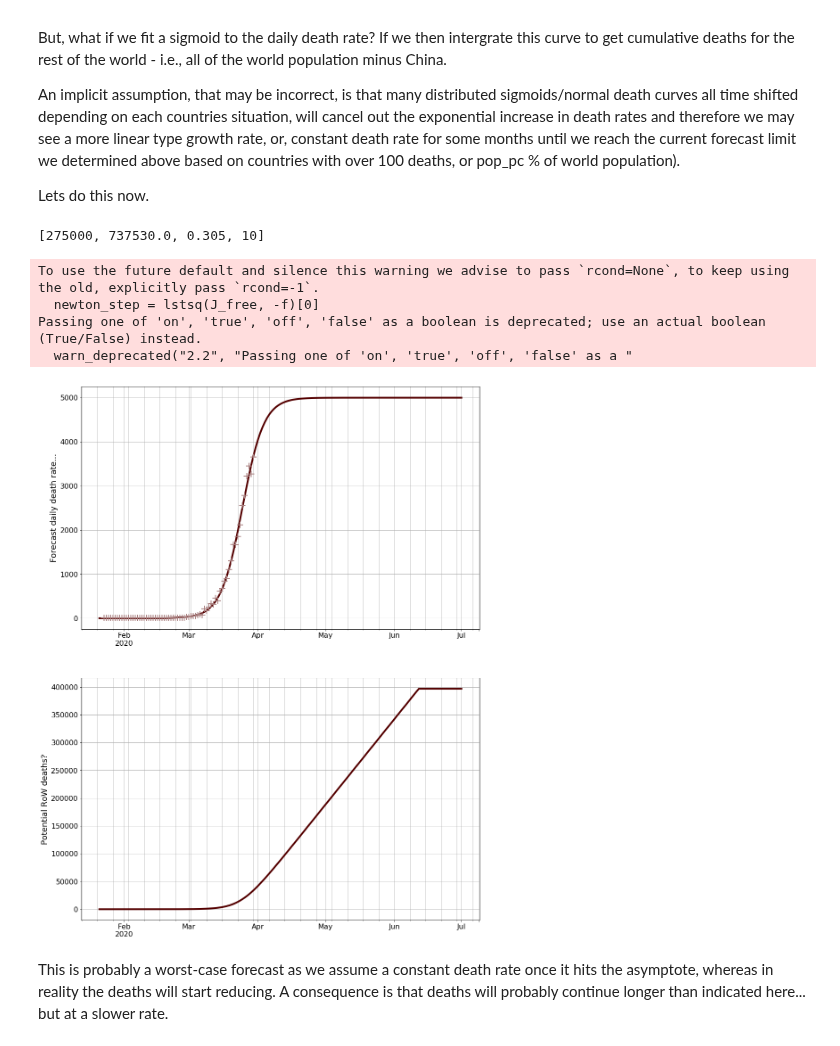
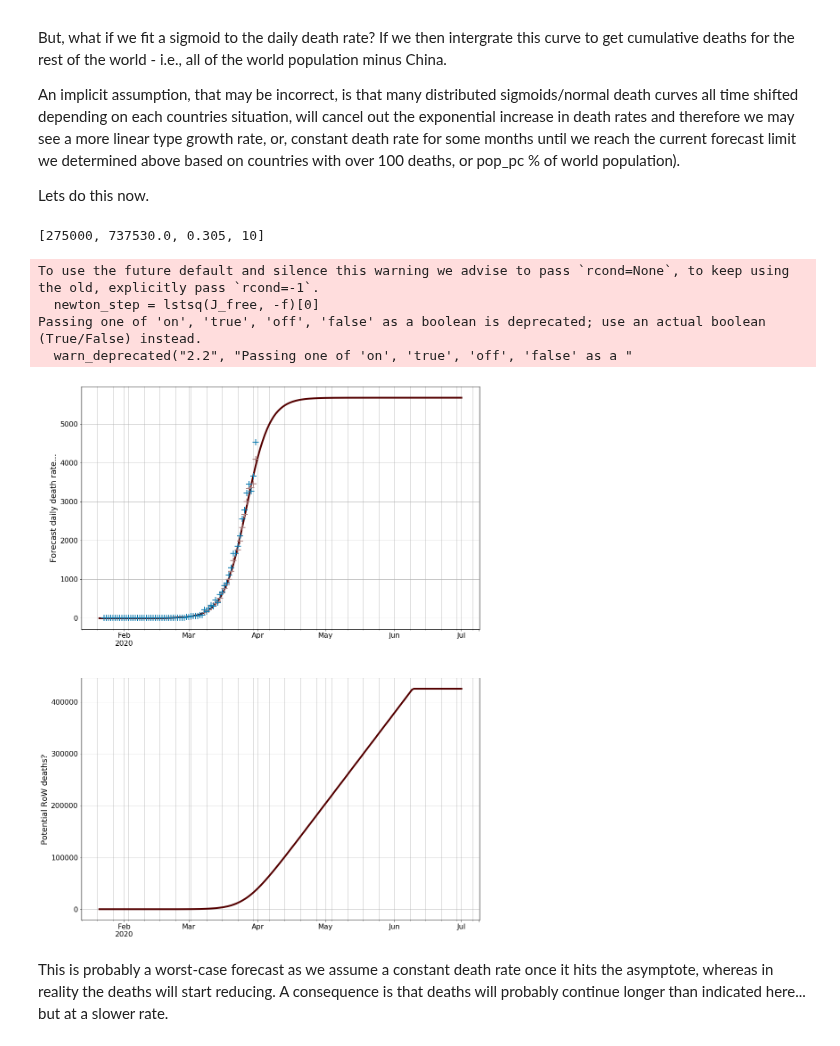
Before and after one commit to djhume/COVID-19, a Jupyter notebook: COVID-19.ipynb, the cells around one changed output. Drawn from its saved outputs; the diff is of its cells as text; code cells hidden in the pictures.

```diff
--- a/COVID-19.ipynb
+++ b/COVID-19.ipynb
@@ -528,4 +529,5 @@ deaths, per million people.
 This is quite low... scaling up for the entire world population we get an estimate of total world deaths of...
 # %%
-int(M_RoW * pop.sum()/1e6)
+all_of_world = int(M_RoW * pop.sum()/1e6)
+all_of_world
 # %% [output]
@@ -668,34 +675,37 @@ An implicit assumption, that may be incorrect, is that many distributed sigmoids
 
 Lets do this now.
 # %%
+end_date = datetime(2020,7,1)
+# sometimes the lastest data point causes the fit to fail - or in other words predicts the WHO doomsday
+# scenario.  When this happens we smooth the daily death rate with the rolling(x).mean() function below.
 
-end_date = datetime(2020,7,1)
-fs_row_daily_rate = fit_sigmoid(RoW_D2.sum(axis=1).diff().rolling(1).mean().dropna(), p0=[275000, date2num(datetime(2020,4,15)), 0.305, 10],
+fs_row_daily_rate = fit_sigmoid(RoW_D2.sum(axis=1).diff().rolling(2).mean().dropna(), p0=[275000, date2num(datetime(2020,4,15)), 0.305, 10],
                                 end_date=datetime(2021,1,1))
 
 fig = plt.figure(1, figsize=[16,22])
 ax = fig.add_subplot(211)
 ax2 = fig.add_subplot(212)
 
 fs_row_daily_rate.Forecast[:end_date].plot(ax=ax, lw=4, fontsize=16 )
 fs_row_daily_rate.Reported[:end_date].plot(ax=ax,marker="+", lw=0, ms=14, mew=2)
+RoW_D.diff()[:end_date].plot(ax=ax,marker="+", lw=0, ms=14, mew=2)
 
 ax.grid('on', which='both')
 ax.set_ylabel('Forecast daily death rate...', fontsize=18)
 ax2.set_ylabel('Potential RoW deaths?', fontsize=18)
 fs_cumsum = fs_row_daily_rate.Forecast.cumsum()
 
 #assume max limit from above estimate
 fs_cumsum[fs_cumsum>all_of_world]=all_of_world
 fs_cumsum[:end_date].plot(ax=ax2, lw=4, fontsize=16)
 
 grid('on', which='both')
 # %% [output]
 [275000, 737530.0, 0.305, 10]
 To use the future default and silence this warning we advise to pass `rcond=None`, to keep using the old, explicitly pass `rcond=-1`.
   newton_step = lstsq(J_free, -f)[0]
 Passing one of 'on', 'true', 'off', 'false' as a boolean is deprecated; use an actual boolean (True/False) instead.
   warn_deprecated("2.2", "Passing one of 'on', 'true', 'off', 'false' as a "
-[figure, old version]
+[figure, new version]
 # %% [markdown]
 This is probably a worst-case forecast as we assume a constant death rate once it hits the asymptote, whereas in reality the deaths will start reducing.  A consequence is that deaths will probably continue longer than indicated here... but at a slower rate.
```
Also changed, not shown: parts of 30 cells of this notebook.
